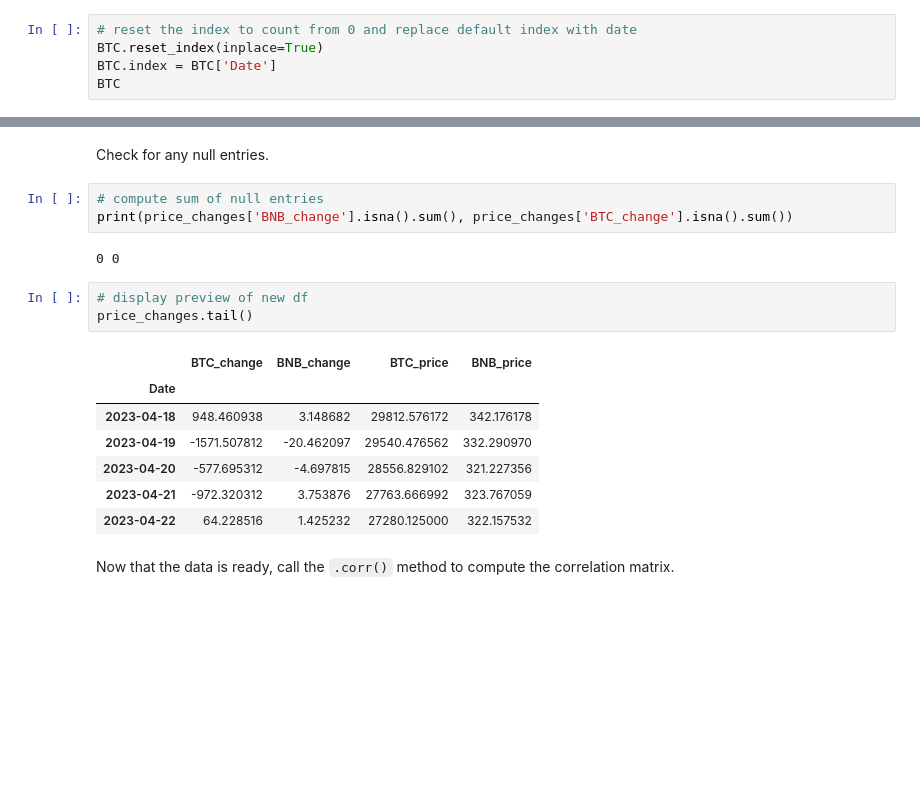
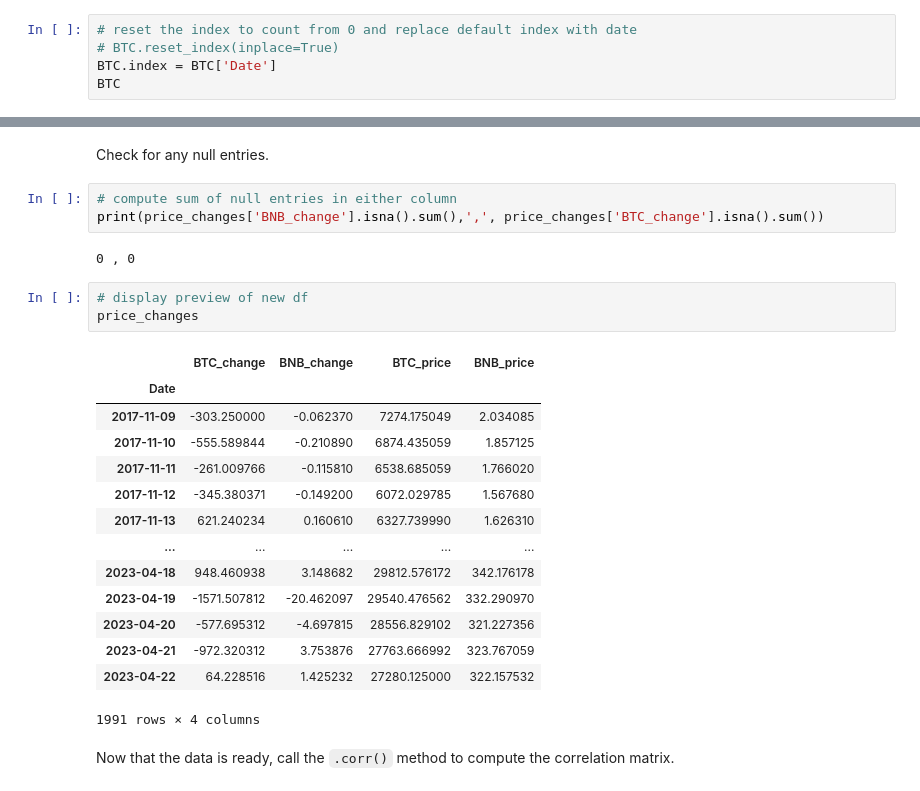
Before and after one commit to mwaterman09/Data_Analysis, a Jupyter notebook: BNB_BTC_analysis.ipynb, the cells around one changed output, grey strips where cells are left out. Cells and saved outputs as stored; diff of their text form; blank space fills up the shorter version.

````diff
--- a/BNB_BTC_analysis.ipynb
+++ b/BNB_BTC_analysis.ipynb
@@ -212,7 +200,7 @@ BTC
 1991 rows × 10 columns
 # %%
 # reset the index to count from 0 and replace default index with date
-BTC.reset_index(inplace=True)
+# BTC.reset_index(inplace=True)
 BTC.index = BTC['Date']
 BTC
 # %% [output]
@@ -258,21 +248,28 @@ price_changes.index = BTC['Date'] # change the index to the date
 # %% [markdown]
 Check for any null entries.
 # %%
-# compute sum of null entries
-print(price_changes['BNB_change'].isna().sum(), price_changes['BTC_change'].isna().sum())
+# compute sum of null entries in either column
+print(price_changes['BNB_change'].isna().sum(),',', price_changes['BTC_change'].isna().sum())
 # %% [output]
-0 0
+0 , 0
 # %%
 # display preview of new df
-price_changes.tail()
+price_changes
 # %% [output]
 |  | BTC_change | BNB_change | BTC_price | BNB_price |
 | Date |  |  |  |  |
+| 2017-11-09 | -303.250000 | -0.062370 | 7274.175049 | 2.034085 |
+| 2017-11-10 | -555.589844 | -0.210890 | 6874.435059 | 1.857125 |
+| 2017-11-11 | -261.009766 | -0.115810 | 6538.685059 | 1.766020 |
+| 2017-11-12 | -345.380371 | -0.149200 | 6072.029785 | 1.567680 |
+| 2017-11-13 | 621.240234 | 0.160610 | 6327.739990 | 1.626310 |
+| ... | ... | ... | ... | ... |
 | 2023-04-18 | 948.460938 | 3.148682 | 29812.576172 | 342.176178 |
 | 2023-04-19 | -1571.507812 | -20.462097 | 29540.476562 | 332.290970 |
 | 2023-04-20 | -577.695312 | -4.697815 | 28556.829102 | 321.227356 |
 | 2023-04-21 | -972.320312 | 3.753876 | 27763.666992 | 323.767059 |
 | 2023-04-22 | 64.228516 | 1.425232 | 27280.125000 | 322.157532 |
+1991 rows × 4 columns
 # %% [markdown]
 Now that the data is ready, call the ```.corr()``` method to compute the correlation matrix.
 # %%
````
Also changed, not shown: parts of 67 cells of this notebook.
